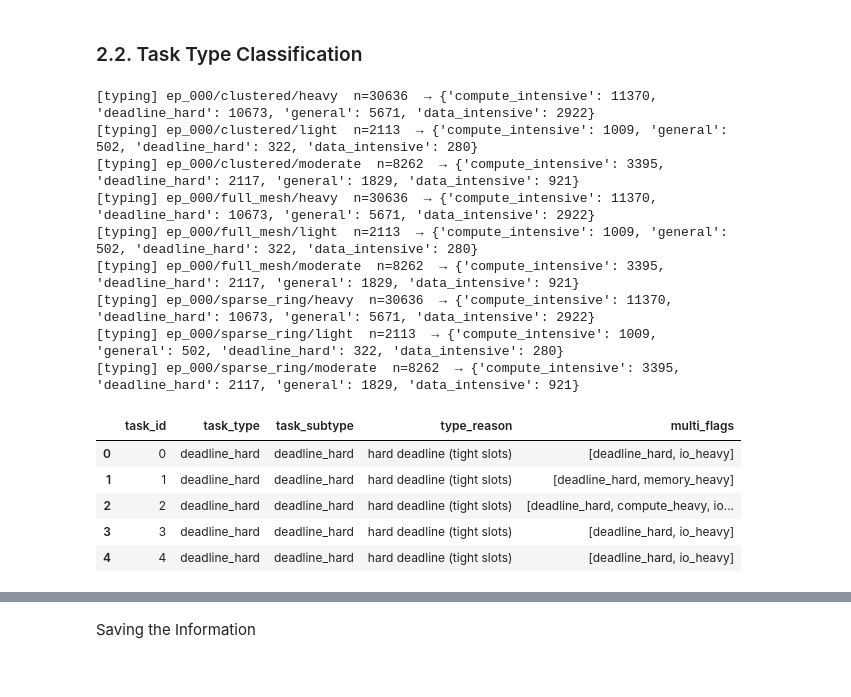
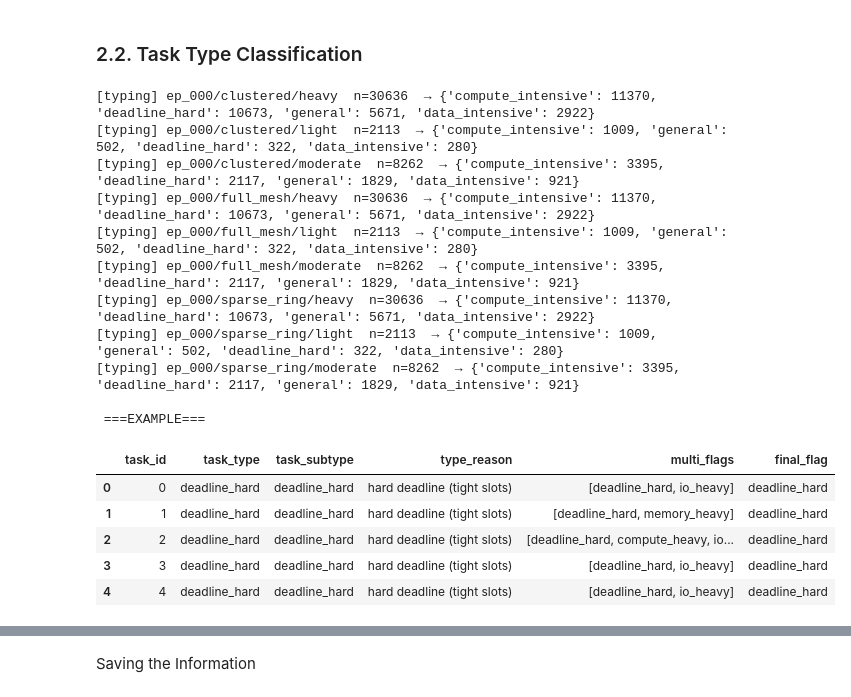
Before and after one commit to niusha-yaghini/Clustering-based-MARL-Offloading-in-Edge-Computing, a Jupyter notebook: Algorithm/Algorithm.ipynb, the cells around one changed output, grey strips where cells are left out. Drawn from its saved outputs; the diff is of its cells as text; code cells hidden in the pictures.

Commit message:
final flag in task labeling edited

```diff
--- a/Algorithm/Algorithm.ipynb
+++ b/Algorithm/Algorithm.ipynb
@@ -1570,15 +1615,10 @@ print(labeled_tasks.info())
 # Pre-req: tasks already labeled by your previous step:
 #   size_bucket, compute_bucket, mem_bucket, urgency, atomicity, split_bucket, routing_hint, etc.
 
-def _derive_task_type_row(row: pd.Series) -> tuple[str, str, str, list]:
+def _derive_task_type_row(row: pd.Series) -> tuple[str, str, str, list, str]:
     """
-    Returns (task_type, task_subtype, type_reason, multi_flags)
-      task_type   ∈ {"deadline_hard","latency_sensitive","compute_intensive","data_intensive","general"}
-      task_subtype: finer note (e.g., "deadline_hard", "deadline_soft", ...)
-      type_reason: short human-readable reason
-      multi_flags: list of boolean tags that were true (for auditing)
+    Returns (task_type, task_subtype, type_reason, multi_flags, final_flag)
     """
-
     # Collect boolean flags consistent with your earlier labeling:
     urgency        = str(row.get("urgency", "none"))         # "hard" | "soft" | "none"
     latency_flag   = (urgency == "hard") or (urgency == "soft")
@@ -1601,24 +1641,27 @@ def _derive_task_type_row(row: pd.Series) -> tuple[str, str, str, list]:
     # --- Priority resolution (Chapter 4) ---
     # 1) Hard deadline dominates everything
     if hard_deadline:
-        return ("deadline_hard", "deadline_hard", "hard deadline (tight slots)", multi_flags)
+        final_flag = "deadline_hard"
+        return ("deadline_hard", "deadline_hard", "hard deadline (tight slots)", multi_flags, final_flag)
 
     # 2) Latency-sensitive (soft deadlines / delay-sensitive)
     if latency_flag:
-        return ("latency_sensitive", "deadline_soft", "delay-sensitive (soft deadline)", multi_flags)
+        final_flag = "latency_sensitive"
+        return ("latency_sensitive", "deadline_soft", "delay-sensitive (soft deadline)", multi_flags, final_flag)
 
     # 3) Compute-intensive (c or rho or mem heavy)
-    #    You may decide whether memory_heavy alone pushes to compute_intensive or creates a separate class.
-    #    Based on Chapter 4 text we map memory_heavy into compute_intensive family.
     if compute_heavy or memory_heavy:
-        return ("compute_intensive", "compute_or_memory_heavy", "high compute/memory demand", multi_flags)
+        final_flag = "compute_intensive"
+        return ("compute_intensive", "compute_or_memory_heavy", "high compute/memory demand", multi_flags, final_flag)
 
     # 4) Data-intensive (mainly large input size / high IO pressure)
     if io_heavy:
-        return ("data_intensive", "large_input_bandwidth", "large data volume / IO heavy", multi_flags)
+        final_flag = "data_intensive"
+        return ("data_intensive", "large_input_bandwidth", "large data volume / IO heavy", multi_flags, final_flag)
 
     # 5) Otherwise general
-    return ("general", "general", "no dominant constraint", multi_flags)
+    final_flag = "general"
+    return ("general", "general", "no dominant constraint", multi_flags, final_flag)
 
 def apply_ch4_task_typing(tasks_df: pd.DataFrame) -> pd.DataFrame:
     """
@@ -1628,6 +1671,7 @@ def apply_ch4_task_typing(tasks_df: pd.DataFrame) -> pd.DataFrame:
       - task_subtype         (finer descriptor)
       - type_reason          (short textual rationale)
       - multi_flags          (list of all active boolean traits)
+      - final_flag           (single flag representing the task's priority class)
     """
     df = tasks_df.copy()
 
@@ -1637,18 +1681,21 @@ def apply_ch4_task_typing(tasks_df: pd.DataFrame) -> pd.DataFrame:
     if missing:
         raise ValueError(f"apply_ch4_task_typing: missing label columns: {missing}")
 
-    out_type, out_sub, out_reason, out_flags = [], [], [], []
+    out_type, out_sub, out_reason, out_flags, out_final_flag = [], [], [], [], []
     for _, r in df.iterrows():
-        t, s, msg, flags = _derive_task_type_row(r)
+        t, s, msg, flags, final_flag = _derive_task_type_row(r)
         out_type.append(t)
         out_sub.append(s)
         out_reason.append(msg)
         out_flags.append(flags)
+        out_final_flag.append(final_flag)
 
     df["task_type"]   = out_type
     df["task_subtype"]= out_sub
     df["type_reason"] = out_reason
     df["multi_flags"] = out_flags
+    df["final_flag"]  = out_final_flag  # Add the final flag to represent the primary category
+
     # For convenience: one-hot view (optional)
     df["is_general"]            = (df["task_type"] == "general")
     df["is_deadline_hard"]      = (df["task_type"] == "deadline_hard")
@@ -1684,23 +1731,25 @@ def apply_task_typing_in_env_configs(env_configs: Dict[str, Dict[str, Dict[str,
 # %%
 # ---- Run typing on your current env_configs (episode → topology → scenario) ----
 env_configs = apply_task_typing_in_env_configs(env_configs, verbose=True)
 
 # Example access:
 print("\n ===EXAMPLE===")
-env_configs["ep_000"]["clustered"]["heavy"]["tasks"][["task_id","task_type","task_subtype","type_reason","multi_flags"]].head()
+env_configs["ep_000"]["clustered"]["heavy"]["tasks"][["task_id","task_type","task_subtype","type_reason","multi_flags", "final_flag"]].head()
 # %% [output]
 [typing] ep_000/clustered/heavy  n=30636  → {'compute_intensive': 11370, 'deadline_hard': 10673, 'general': 5671, 'data_intensive': 2922}
 [typing] ep_000/clustered/light  n=2113  → {'compute_intensive': 1009, 'general': 502, 'deadline_hard': 322, 'data_intensive': 280}
 [typing] ep_000/clustered/moderate  n=8262  → {'compute_intensive': 3395, 'deadline_hard': 2117, 'general': 1829, 'data_intensive': 921}
 [typing] ep_000/full_mesh/heavy  n=30636  → {'compute_intensive': 11370, 'deadline_hard': 10673, 'general': 5671, 'data_intensive': 2922}
 [typing] ep_000/full_mesh/light  n=2113  → {'compute_intensive': 1009, 'general': 502, 'deadline_hard': 322, 'data_intensive': 280}
 [typing] ep_000/full_mesh/moderate  n=8262  → {'compute_intensive': 3395, 'deadline_hard': 2117, 'general': 1829, 'data_intensive': 921}
 [typing] ep_000/sparse_ring/heavy  n=30636  → {'compute_intensive': 11370, 'deadline_hard': 10673, 'general': 5671, 'data_intensive': 2922}
 [typing] ep_000/sparse_ring/light  n=2113  → {'compute_intensive': 1009, 'general': 502, 'deadline_hard': 322, 'data_intensive': 280}
 [typing] ep_000/sparse_ring/moderate  n=8262  → {'compute_intensive': 3395, 'deadline_hard': 2117, 'general': 1829, 'data_intensive': 921}
+
+ ===EXAMPLE===
-|  | task_id | task_type | task_subtype | type_reason | multi_flags |
-| 0 | 0 | deadline_hard | deadline_hard | hard deadline (tight slots) | [deadline_hard, io_heavy] |
-| 1 | 1 | deadline_hard | deadline_hard | hard deadline (tight slots) | [deadline_hard, memory_heavy] |
-| 2 | 2 | deadline_hard | deadline_hard | hard deadline (tight slots) | [deadline_hard, compute_heavy, io... |
-| 3 | 3 | deadline_hard | deadline_hard | hard deadline (tight slots) | [deadline_hard, io_heavy] |
-| 4 | 4 | deadline_hard | deadline_hard | hard deadline (tight slots) | [deadline_hard, io_heavy] |
+|  | task_id | task_type | task_subtype | type_reason | multi_flags | final_flag |
+| 0 | 0 | deadline_hard | deadline_hard | hard deadline (tight slots) | [deadline_hard, io_heavy] | deadline_hard |
+| 1 | 1 | deadline_hard | deadline_hard | hard deadline (tight slots) | [deadline_hard, memory_heavy] | deadline_hard |
+| 2 | 2 | deadline_hard | deadline_hard | hard deadline (tight slots) | [deadline_hard, compute_heavy, io... | deadline_hard |
+| 3 | 3 | deadline_hard | deadline_hard | hard deadline (tight slots) | [deadline_hard, io_heavy] | deadline_hard |
+| 4 | 4 | deadline_hard | deadline_hard | hard deadline (tight slots) | [deadline_hard, io_heavy] | deadline_hard |
```
Also changed, not shown: parts of 14 cells of this notebook, 19 other files.
